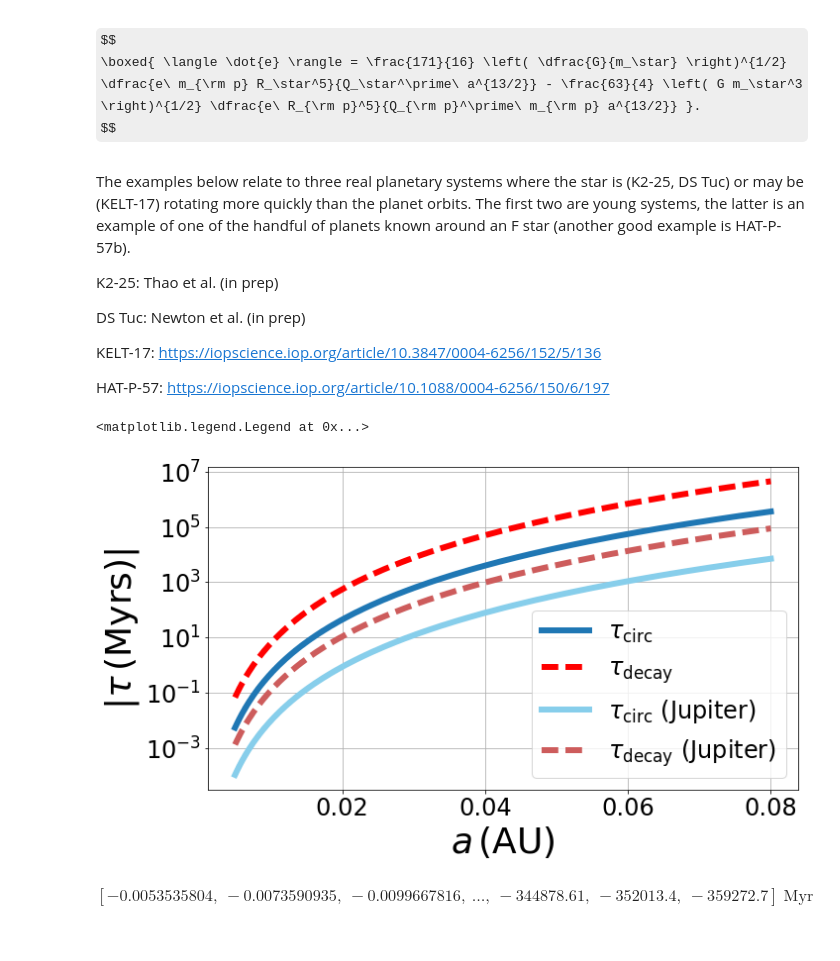
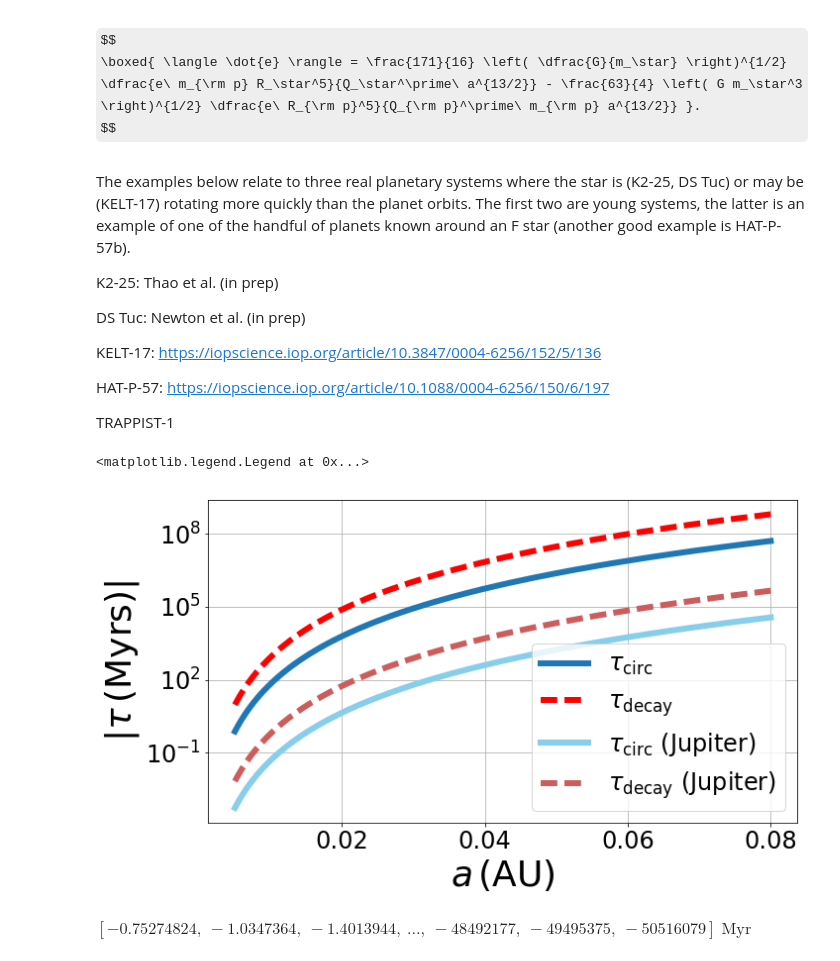
Before and after one commit to ernewton/Tidal_Equations_for_Newton, a Jupyter notebook: Tidal Equations with real planets.ipynb, the cells around one changed output. Cells and saved outputs as stored; diff of their text form; code cells hidden in the pictures; some formulas as TeX source.

```diff
--- a/Tidal Equations with real planets.ipynb
+++ b/Tidal Equations with real planets.ipynb
@@ -63,10 +63,12 @@ DS Tuc: Newton et al. (in prep)
 KELT-17: https://iopscience.iop.org/article/10.3847/0004-6256/152/5/136
 
 HAT-P-57: https://iopscience.iop.org/article/10.1088/0004-6256/150/6/197
+
+TRAPPIST-1
 # %%
 semimajor_axes = np.linspace(0.005, 0.08, 300)*c.au
 
-system='k225'
+system='trappist1'
 if system=='k225':
     eccentricity = 0.2
     Mstar=0.3*c.M_sun
@@ -94,42 +96,51 @@ elif system=='kelt17':
     Mp=1.3*c.M_jup
     Rp=1.5*c.R_jup
 
-    MpJ=1.0*c.M_earth
-    RpJ=1.2*c.R_earth
+    MpJ=1.0*c.M_jup
+    RpJ=1.2*c.R_jup
 
+elif system=='trappist1':
+    eccentricity = 0.2
+    Mstar=0.1*c.M_sun
+    Rstar=0.1*c.R_sun
+    Mp=1.*c.M_earth
+    Rp=1.*c.R_earth
+
+    MpJ=1.0*c.M_jup
+    RpJ=1.2*c.R_jup
 
 
 tau_circ = (eccentricity/(dedt_star_tide(a=semimajor_axes, e=eccentricity, Mstar=Mstar, Rstar=Rstar, Mp=Mp, Rp=Rp) +\
                                 dedt_planet_tide(a=semimajor_axes, e=eccentricity, Mstar=Mstar, Rstar=Rstar, Mp=Mp, Rp=Rp))).to('Myr')
 
 tau_decay = (semimajor_axes/(dadt_star_tide(a=semimajor_axes, e=eccentricity, Mstar=Mstar, Rstar=Rstar, Mp=Mp, Rp=Rp) +\
                                    dadt_planet_tide(a=semimajor_axes, e=eccentricity, Mstar=Mstar, Rstar=Rstar, Mp=Mp, Rp=Rp))).to('Myr')
 
 tau_circJ = (eccentricity/(dedt_star_tide(a=semimajor_axes, e=eccentricity, Mstar=Mstar, Rstar=Rstar, Mp=MpJ, Rp=RpJ) +\
                                 dedt_planet_tide(a=semimajor_axes, e=eccentricity, Mstar=Mstar, Rstar=Rstar, Mp=MpJ, Rp=RpJ))).to('Myr')
 
 tau_decayJ = (semimajor_axes/(dadt_star_tide(a=semimajor_axes, e=eccentricity, Mstar=Mstar, Rstar=Rstar, Mp=Mp, Rp=Rp) +\
                                    dadt_planet_tide(a=semimajor_axes, e=eccentricity, Mstar=Mstar, Rstar=Rstar, Mp=MpJ, Rp=RpJ))).to('Myr')
 
 
 fig = plt.figure(figsize=(6*aspect_ratio, 6))
 ax = fig.add_subplot(111)
 
 ax.semilogy(semimajor_axes.to('au'), np.abs(tau_circ), lw=6, label="$\\tau_{\\rm circ}$")
 ax.semilogy(semimajor_axes.to('au'), np.abs(tau_decay), ls='--', lw=6, color='red', label="$\\tau_{\\rm decay}$")
 
 ax.semilogy(semimajor_axes.to('au'), np.abs(tau_circJ), lw=6, color='skyblue', label="$\\tau_{\\rm circ}$ (Jupiter)")
 ax.semilogy(semimajor_axes.to('au'), np.abs(tau_decayJ), ls='--', lw=6, color='indianred', label="$\\tau_{\\rm decay}$ (Jupiter)")
 
 ax.tick_params(which='both', labelsize=24)
 ax.set_xlabel("$a\,({\\rm AU})$", fontsize=36)
 ax.set_ylabel("$|\\tau \,({\\rm Myrs})|$", fontsize=36)
 ax.grid(True)
 ax.legend(loc='best', fontsize=24)
 # %% [output]
 <matplotlib.legend.Legend at 0x...>
-[figure, old version]
+[figure, new version]
 # %%
 tau_circ
 # %% [output]
-$[-0.0053535804,~-0.0073590935,~-0.0099667816,~\dots,~-344878.61,~-352013.4,~-359272.7] \; \mathrm{Myr}$
+$[-0.75274824,~-1.0347364,~-1.4013944,~\dots,~-48492177,~-49495375,~-50516079] \; \mathrm{Myr}$
```
